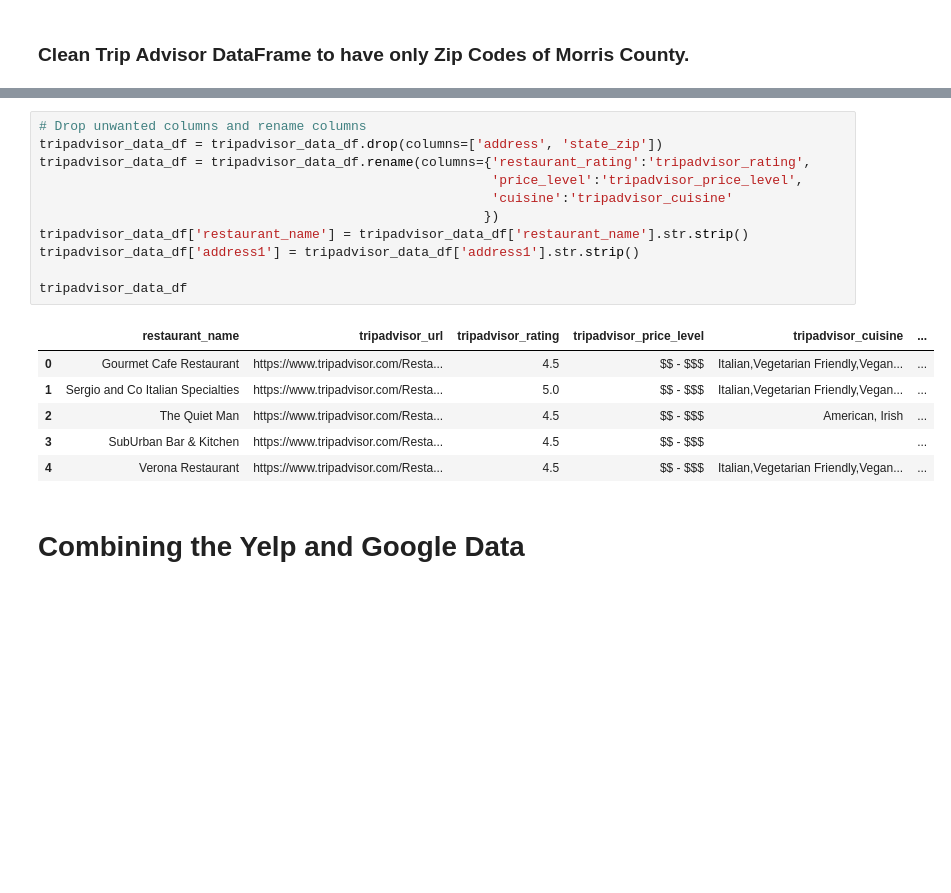
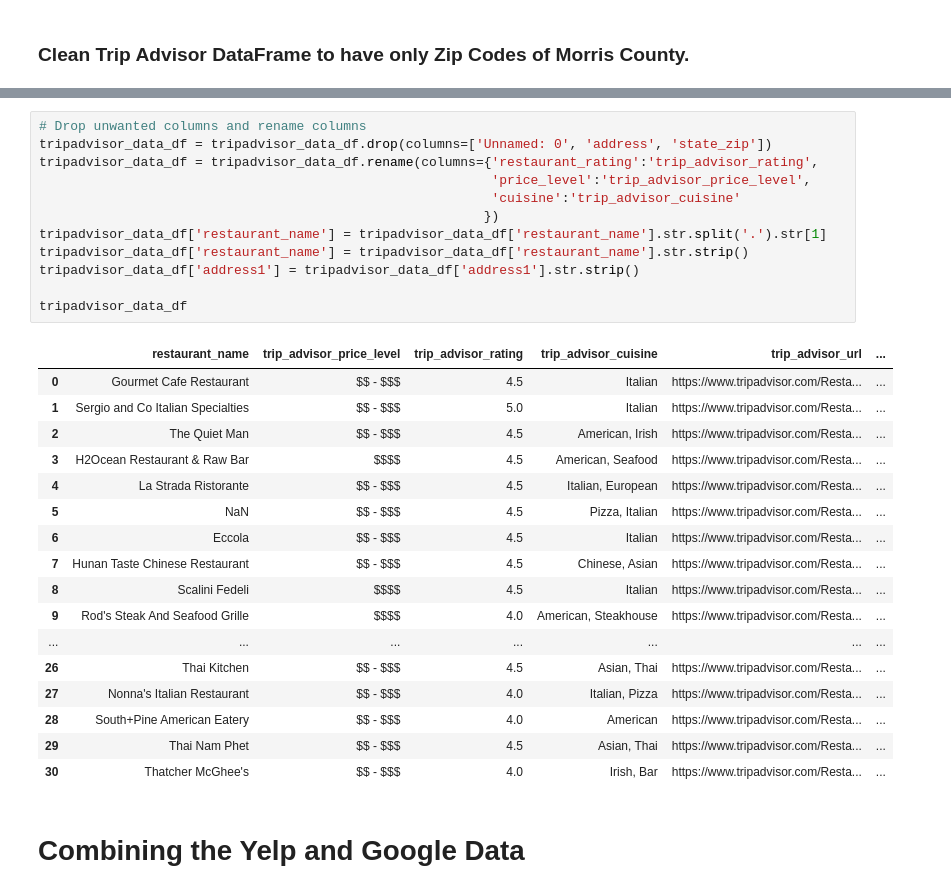
Before and after one commit to deliahellander/ETL-Project, a Jupyter notebook: Transformation/Transformation.ipynb, the cells around one changed output, grey strips where cells are left out. Saved outputs shown, nothing was run; the diff lists cells and outputs as text; blank space fills up the shorter version.

Commit message:
added trip advisor data

```diff
--- a/Transformation/Transformation.ipynb
+++ b/Transformation/Transformation.ipynb
@@ -573,21 +624,33 @@ tripadvisor_data_df
 # %%
 # Drop unwanted columns and rename columns
-tripadvisor_data_df = tripadvisor_data_df.drop(columns=['address', 'state_zip'])
-tripadvisor_data_df = tripadvisor_data_df.rename(columns={'restaurant_rating':'tripadvisor_rating',
-                                                          'price_level':'tripadvisor_price_level',
-                                                          'cuisine':'tripadvisor_cuisine'
+tripadvisor_data_df = tripadvisor_data_df.drop(columns=['Unnamed: 0', 'address', 'state_zip'])
+tripadvisor_data_df = tripadvisor_data_df.rename(columns={'restaurant_rating':'trip_advisor_rating',
+                                                          'price_level':'trip_advisor_price_level',
+                                                          'cuisine':'trip_advisor_cuisine'
                                                          })
+tripadvisor_data_df['restaurant_name'] = tripadvisor_data_df['restaurant_name'].str.split('.').str[1]
 tripadvisor_data_df['restaurant_name'] = tripadvisor_data_df['restaurant_name'].str.strip()
 tripadvisor_data_df['address1'] = tripadvisor_data_df['address1'].str.strip()
 
 tripadvisor_data_df
 # %% [output]
-|  | restaurant_name | tripadvisor_url | tripadvisor_rating | tripadvisor_price_level | tripadvisor_cuisine | ... |
-| 0 | Gourmet Cafe Restaurant | https://www.tripadvisor.com/Resta... | 4.5 | $$ - $$$ | Italian,Vegetarian Friendly,Vegan... | ... |
-| 1 | Sergio and Co Italian Specialties | https://www.tripadvisor.com/Resta... | 5.0 | $$ - $$$ | Italian,Vegetarian Friendly,Vegan... | ... |
-| 2 | The Quiet Man | https://www.tripadvisor.com/Resta... | 4.5 | $$ - $$$ | American, Irish | ... |
-| 3 | SubUrban Bar & Kitchen | https://www.tripadvisor.com/Resta... | 4.5 | $$ - $$$ |  | ... |
-| 4 | Verona Restaurant | https://www.tripadvisor.com/Resta... | 4.5 | $$ - $$$ | Italian,Vegetarian Friendly,Vegan... | ... |
+|  | restaurant_name | trip_advisor_price_level | trip_advisor_rating | trip_advisor_cuisine | trip_advisor_url | ... |
+| 0 | Gourmet Cafe Restaurant | $$ - $$$ | 4.5 | Italian | https://www.tripadvisor.com/Resta... | ... |
+| 1 | Sergio and Co Italian Specialties | $$ - $$$ | 5.0 | Italian | https://www.tripadvisor.com/Resta... | ... |
+| 2 | The Quiet Man | $$ - $$$ | 4.5 | American, Irish | https://www.tripadvisor.com/Resta... | ... |
+| 3 | H2Ocean Restaurant & Raw Bar | $$$$ | 4.5 | American, Seafood | https://www.tripadvisor.com/Resta... | ... |
+| 4 | La Strada Ristorante | $$ - $$$ | 4.5 | Italian, European | https://www.tripadvisor.com/Resta... | ... |
+| 5 | NaN | $$ - $$$ | 4.5 | Pizza, Italian | https://www.tripadvisor.com/Resta... | ... |
+| 6 | Eccola | $$ - $$$ | 4.5 | Italian | https://www.tripadvisor.com/Resta... | ... |
+| 7 | Hunan Taste Chinese Restaurant | $$ - $$$ | 4.5 | Chinese, Asian | https://www.tripadvisor.com/Resta... | ... |
+| 8 | Scalini Fedeli | $$$$ | 4.5 | Italian | https://www.tripadvisor.com/Resta... | ... |
+| 9 | Rod's Steak And Seafood Grille | $$$$ | 4.0 | American, Steakhouse | https://www.tripadvisor.com/Resta... | ... |
+| ... | ... | ... | ... | ... | ... | ... |
+| 26 | Thai Kitchen | $$ - $$$ | 4.5 | Asian, Thai | https://www.tripadvisor.com/Resta... | ... |
+| 27 | Nonna's Italian Restaurant | $$ - $$$ | 4.0 | Italian, Pizza | https://www.tripadvisor.com/Resta... | ... |
+| 28 | South+Pine American Eatery | $$ - $$$ | 4.0 | American | https://www.tripadvisor.com/Resta... | ... |
+| 29 | Thai Nam Phet | $$ - $$$ | 4.5 | Asian, Thai | https://www.tripadvisor.com/Resta... | ... |
+| 30 | Thatcher McGhee's | $$ - $$$ | 4.0 | Irish, Bar | https://www.tripadvisor.com/Resta... | ... |
 # %% [markdown]
 # Combining the Yelp and Google Data
 # %%
```
Also changed, not shown: parts of 24 cells of this notebook, 8 other files.
